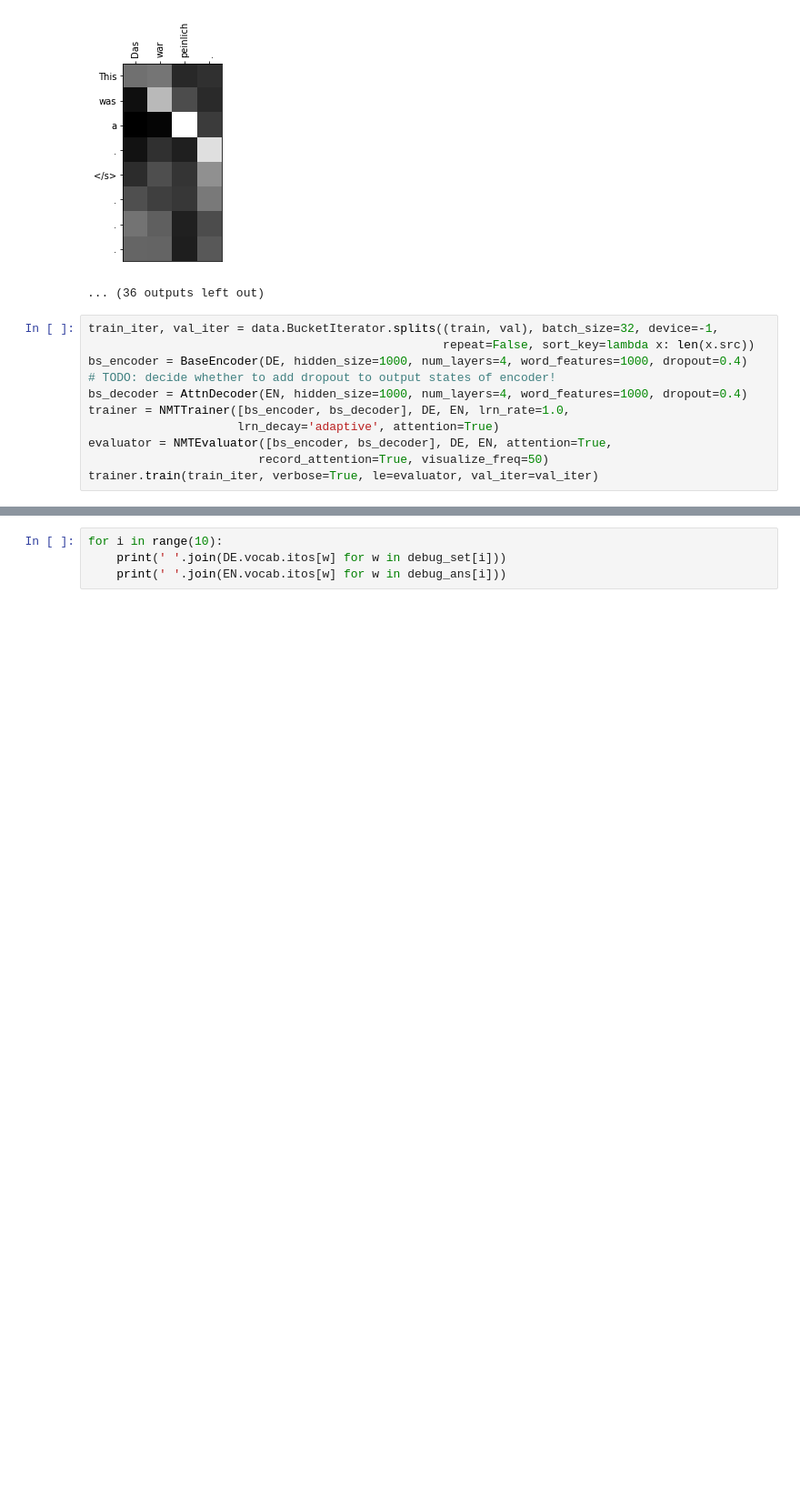
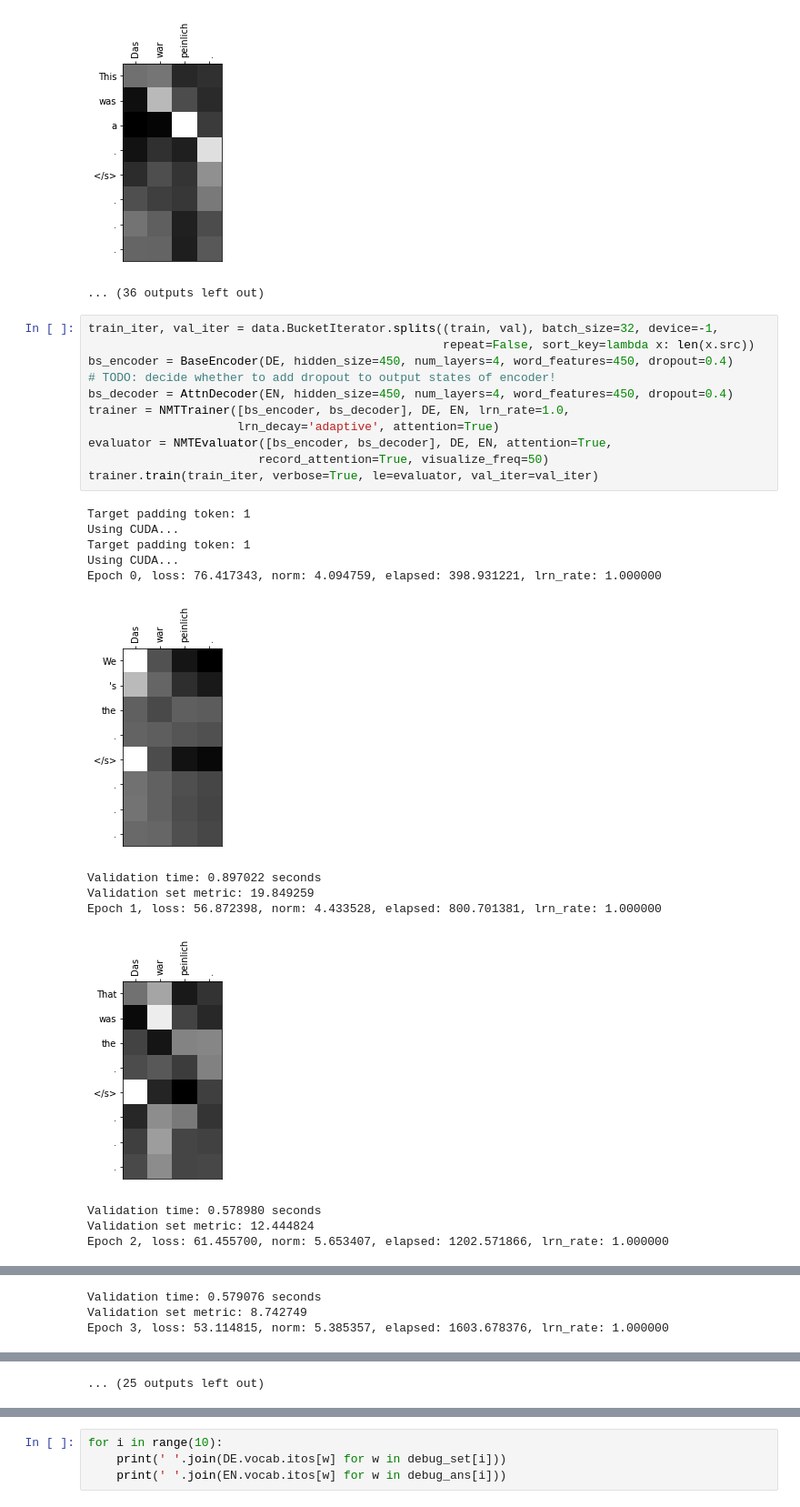
Before and after one commit to emptycrown/cs287-nlp, a Jupyter notebook: hw3/HW3-models-Jesse.ipynb, the cells around one changed output, grey strips where cells are left out. Shown at 91% size. Drawn from its saved outputs; the diff is of its cells as text; blank space fills up the shorter version.

Commit message:
visualization fixes plus preds

```diff
--- a/hw3/HW3-models-Jesse.ipynb
+++ b/hw3/HW3-models-Jesse.ipynb
@@ -128,11 +128,25 @@ Epoch 5, loss: 44.011482, norm: 5.648389, elapsed: 2616.216526, lrn_rate: 1.0000
 # %%
 train_iter, val_iter = data.BucketIterator.splits((train, val), batch_size=32, device=-1,
                                                   repeat=False, sort_key=lambda x: len(x.src))
-bs_encoder = BaseEncoder(DE, hidden_size=1000, num_layers=4, word_features=1000, dropout=0.4)
+bs_encoder = BaseEncoder(DE, hidden_size=450, num_layers=4, word_features=450, dropout=0.4)
 # TODO: decide whether to add dropout to output states of encoder!
-bs_decoder = AttnDecoder(EN, hidden_size=1000, num_layers=4, word_features=1000, dropout=0.4)
+bs_decoder = AttnDecoder(EN, hidden_size=450, num_layers=4, word_features=450, dropout=0.4)
 trainer = NMTTrainer([bs_encoder, bs_decoder], DE, EN, lrn_rate=1.0,
                      lrn_decay='adaptive', attention=True)
 evaluator = NMTEvaluator([bs_encoder, bs_decoder], DE, EN, attention=True,
                         record_attention=True, visualize_freq=50)
 trainer.train(train_iter, verbose=True, le=evaluator, val_iter=val_iter)
+# %% [output]
+Target padding token: 1
+Using CUDA...
+Target padding token: 1
+Using CUDA...
+Epoch 0, loss: 76.417343, norm: 4.094759, elapsed: 398.931221, lrn_rate: 1.000000
+[figure, added]
+Validation time: 0.897022 seconds
+Validation set metric: 19.849259
+Epoch 1, loss: 56.872398, norm: 4.433528, elapsed: 800.701381, lrn_rate: 1.000000
+[figure, added]
+Validation time: 0.578980 seconds
+Validation set metric: 12.444824
+Epoch 2, loss: 61.455700, norm: 5.653407, elapsed: 1202.571866, lrn_rate: 1.000000
@@ -138,0 +154,3 @@ trainer.train(train_iter, verbose=True, le=evaluator, val_iter=val_iter)
+Validation time: 0.579076 seconds
+Validation set metric: 8.742749
+Epoch 3, loss: 53.114815, norm: 5.385357, elapsed: 1603.678376, lrn_rate: 1.000000
@@ -139 +166,2 @@ trainer.train(train_iter, verbose=True, le=evaluator, val_iter=val_iter)
+... (25 outputs left out)
 # %%
```
Also changed, not shown: parts of 2 cells of this notebook, 5 other files.
